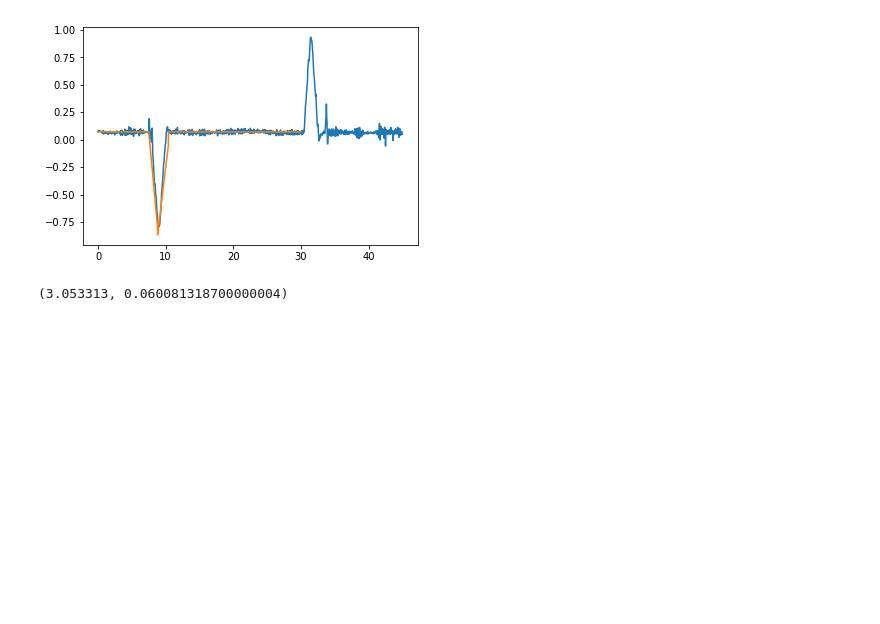
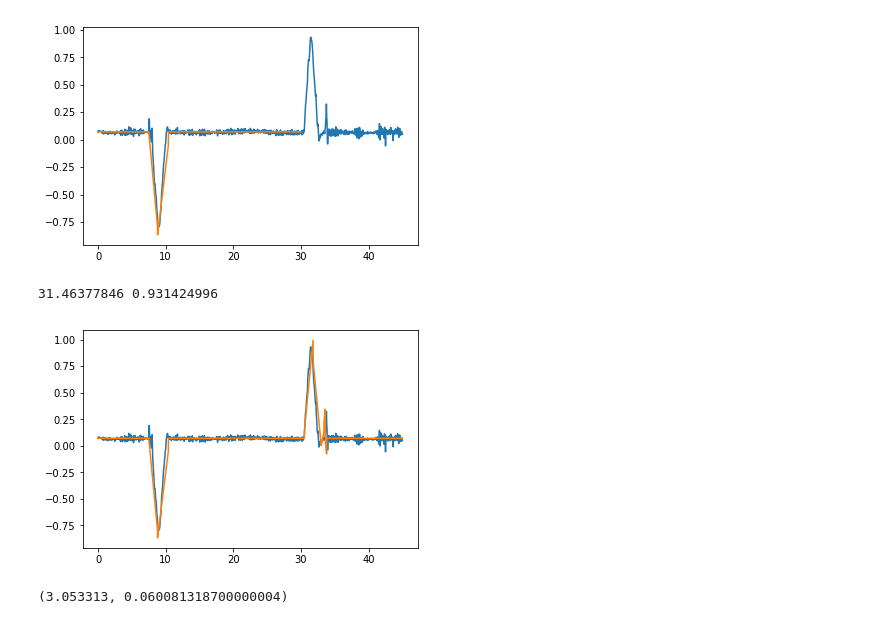
Before and after one commit to AlexandraMayer/Modellbildung-und-Simulation, a Jupyter notebook: Klassiche Mechanik 1.ipynb, the cells around one changed output. Cells and saved outputs as stored; diff of their text form; code cells hidden in the pictures; blank space fills up the shorter version.

```diff
--- a/Klassiche Mechanik 1.ipynb
+++ b/Klassiche Mechanik 1.ipynb
@@ -115,6 +224,37 @@ plt.plot(x,y)
 # %% [output]
 [<matplotlib.lines.Line2D at 0x...>]
 [figure]
+# %%
+def accel(x):
+    if x < 7.5:
+        return 0.07
+    elif x < 8.8:
+        return -0.669*x+5.089
+    elif x < 10.4:
+        return 0.512*x-5.373
+    elif x < 30.5:
+        return 0.07
+    elif x < 31.8:
+        return x/1.5-20.2
+    elif x < 33:
+        return -x/1.5+22
+    elif x < 33.4:
+        return x/3-11
+    elif x < 33.6:
+        return x/1.5-22.05
+    elif x < 33.8:
+        return -x/1.5+22.45
+    else:
+        return 0.07
+#zum schluss noch ein bisschen verzerrung rein bringen oder passt das so?
+x = np.arange(0,45, 0.01)
+y = [accel(xs) for xs in x]
+plt.plot(experiment_beschleunigung.values[:,0], experiment_beschleunigung.values[:,1])
+plt.plot(x,y)
+print(experiment_beschleunigung.values[630,0], experiment_beschleunigung.values[630,1])
+# %% [output]
+31.46377846 0.931424996
+[figure, added]
 # %%
 experiment.values[1,0], experiment.values[1,2]
 experiment.values[2,0], experiment.values[2,2]
```
Also changed, not shown: parts of 3 cells of this notebook.
